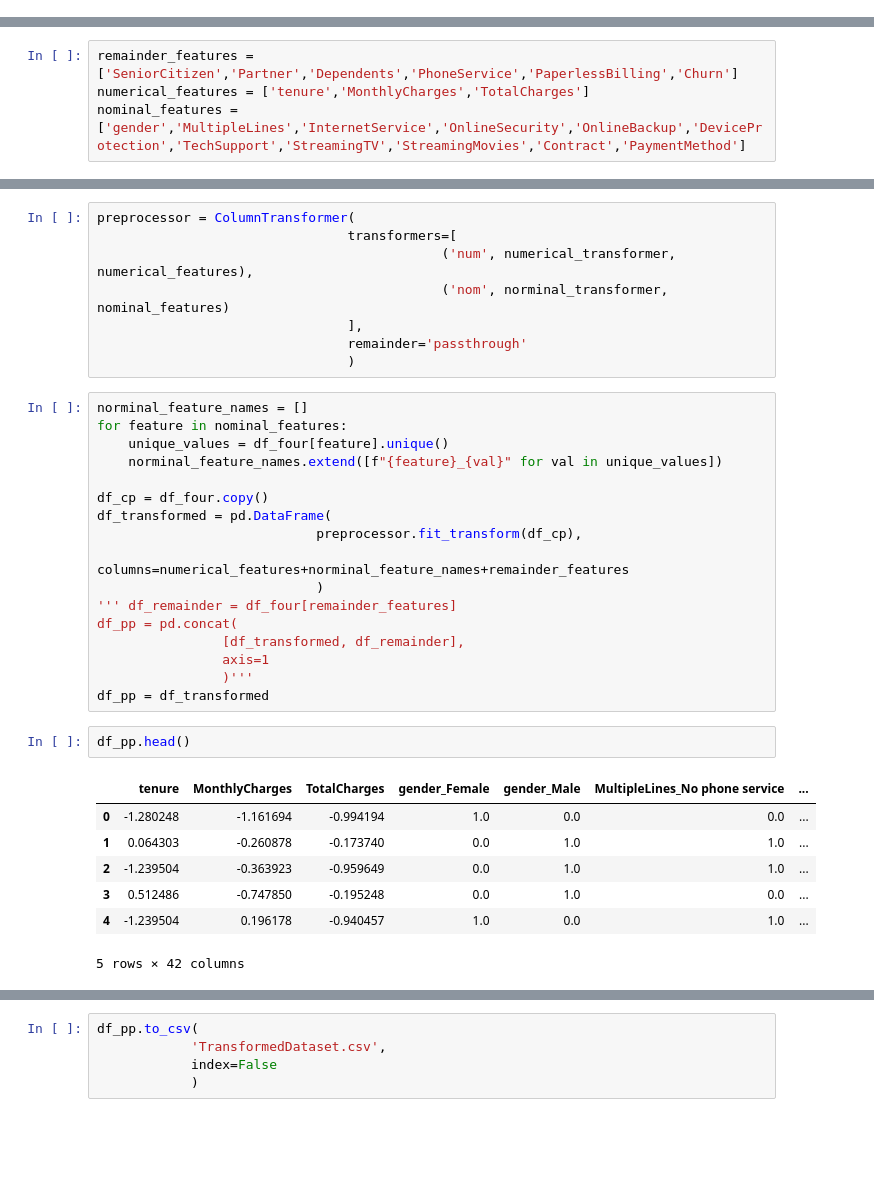
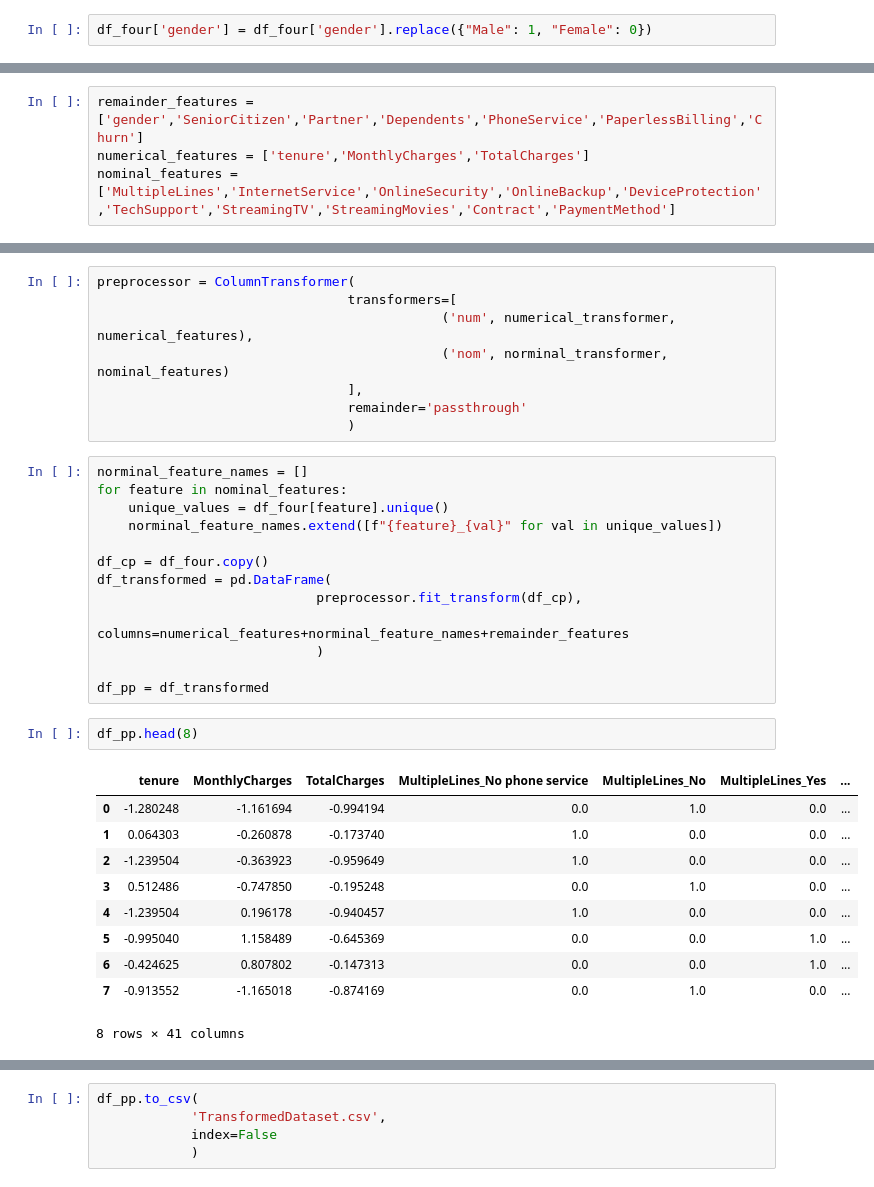
Before and after one commit to thaveesha-mL4v/ML_CW, a Jupyter notebook: MLCW.ipynb, the cells around one changed output, grey strips where cells are left out. Cells and saved outputs as stored; diff of their text form; blank space fills up the shorter version.

```diff
--- a/MLCW.ipynb
+++ b/MLCW.ipynb
@@ -349,0 +350,2 @@ array([0, 1])
+# %%
+df_four['gender'] = df_four['gender'].replace({"Male": 1, "Female": 0})
@@ -350,7 +383,7 @@ array([0, 1])
 # %%
-remainder_features = ['SeniorCitizen','Partner','Dependents','PhoneService','PaperlessBilling','Churn']
+remainder_features = ['gender','SeniorCitizen','Partner','Dependents','PhoneService','PaperlessBilling','Churn']
 numerical_features = ['tenure','MonthlyCharges','TotalCharges']
-nominal_features = ['gender','MultipleLines','InternetService','OnlineSecurity','OnlineBackup','DeviceProtection','TechSupport','StreamingTV','StreamingMovies','Contract','PaymentMethod']
+nominal_features = ['MultipleLines','InternetService','OnlineSecurity','OnlineBackup','DeviceProtection','TechSupport','StreamingTV','StreamingMovies','Contract','PaymentMethod']
 # %%
 from sklearn.pipeline import Pipeline
 from sklearn.impute import SimpleImputer
@@ -392,22 +429,21 @@ df_transformed = pd.DataFrame(
                             preprocessor.fit_transform(df_cp),
                             columns=numerical_features+norminal_feature_names+remainder_features
                             )
-''' df_remainder = df_four[remainder_features]
-df_pp = pd.concat(
-                [df_transformed, df_remainder],
-                axis=1
-                )'''
+
 df_pp = df_transformed
 # %%
-df_pp.head()
+df_pp.head(8)
 # %% [output]
-|  | tenure | MonthlyCharges | TotalCharges | gender_Female | gender_Male | MultipleLines_No phone service | ... |
-| 0 | -1.280248 | -1.161694 | -0.994194 | 1.0 | 0.0 | 0.0 | ... |
-| 1 | 0.064303 | -0.260878 | -0.173740 | 0.0 | 1.0 | 1.0 | ... |
-| 2 | -1.239504 | -0.363923 | -0.959649 | 0.0 | 1.0 | 1.0 | ... |
+|  | tenure | MonthlyCharges | TotalCharges | MultipleLines_No phone service | MultipleLines_No | MultipleLines_Yes | ... |
+| 0 | -1.280248 | -1.161694 | -0.994194 | 0.0 | 1.0 | 0.0 | ... |
+| 1 | 0.064303 | -0.260878 | -0.173740 | 1.0 | 0.0 | 0.0 | ... |
+| 2 | -1.239504 | -0.363923 | -0.959649 | 1.0 | 0.0 | 0.0 | ... |
 | 3 | 0.512486 | -0.747850 | -0.195248 | 0.0 | 1.0 | 0.0 | ... |
-| 4 | -1.239504 | 0.196178 | -0.940457 | 1.0 | 0.0 | 1.0 | ... |
+| 4 | -1.239504 | 0.196178 | -0.940457 | 1.0 | 0.0 | 0.0 | ... |
+| 5 | -0.995040 | 1.158489 | -0.645369 | 0.0 | 0.0 | 1.0 | ... |
+| 6 | -0.424625 | 0.807802 | -0.147313 | 0.0 | 0.0 | 1.0 | ... |
+| 7 | -0.913552 | -1.165018 | -0.874169 | 0.0 | 1.0 | 0.0 | ... |
-5 rows × 42 columns
+8 rows × 41 columns
 # %%
 df_pp.info()
 # %% [output]
```
Also changed, not shown: parts of 25 cells of this notebook.
